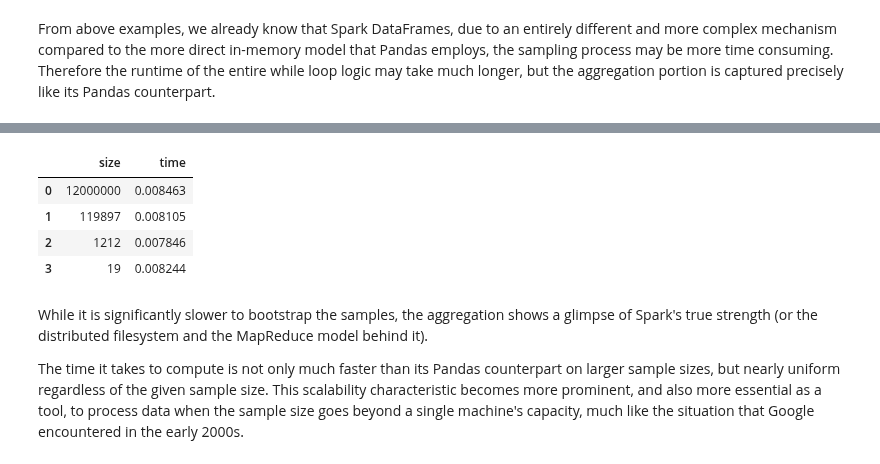
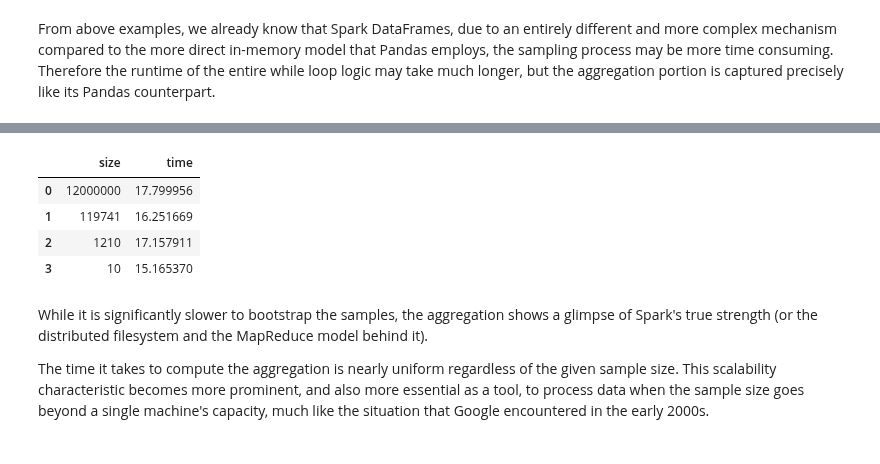
Before and after one commit to EQWorks/python-curriculum, a Jupyter notebook: data-analysis/14-distributed-computation.ipynb, the cells around one changed output, grey strips where cells are left out. Saved outputs shown, nothing was run; the diff lists cells and outputs as text; code cells hidden in the pictures.

Commit message:
14 - fix spark dataframe aggregation example and explanation

```diff
--- a/data-analysis/14-distributed-computation.ipynb
+++ b/data-analysis/14-distributed-computation.ipynb
@@ -432,7 +432,7 @@ while size > 1:
     sample = df.sample(size / count)
     _count = sample.count()
     start = time.time()
-    sample.groupby('first').agg({'device_id': 'count'})
+    sample.groupby('first').agg({'device_id': 'count'}).collect()  # collect is used to emulate full data scan/process
     end = time.time()
     size_time.append({
         'size': _count,
@@ -448,12 +448,12 @@ Wall time: 1min 21s
 |  | size | time |
-| 0 | 12000000 | 0.008463 |
-| 1 | 119897 | 0.008105 |
-| 2 | 1212 | 0.007846 |
-| 3 | 19 | 0.008244 |
+| 0 | 12000000 | 17.799956 |
+| 1 | 119741 | 16.251669 |
+| 2 | 1210 | 17.157911 |
+| 3 | 10 | 15.165370 |
 # %% [markdown]
 While it is significantly slower to bootstrap the samples, the aggregation shows a glimpse of Spark's true strength (or the distributed filesystem and the MapReduce model behind it).
 
-The time it takes to compute is not only much faster than its Pandas counterpart on larger sample sizes, but nearly uniform regardless of the given sample size. This scalability characteristic becomes more prominent, and also more essential as a tool, to process data when the sample size goes beyond a single machine's capacity, much like the situation that Google encountered in the early 2000s.
+The time it takes to compute the aggregation is nearly uniform regardless of the given sample size. This scalability characteristic becomes more prominent, and also more essential as a tool, to process data when the sample size goes beyond a single machine's capacity, much like the situation that Google encountered in the early 2000s.
 # %%
 # locus example placeholder
 # %% [markdown]
```
Also changed, not shown: parts of 22 cells of this notebook.
